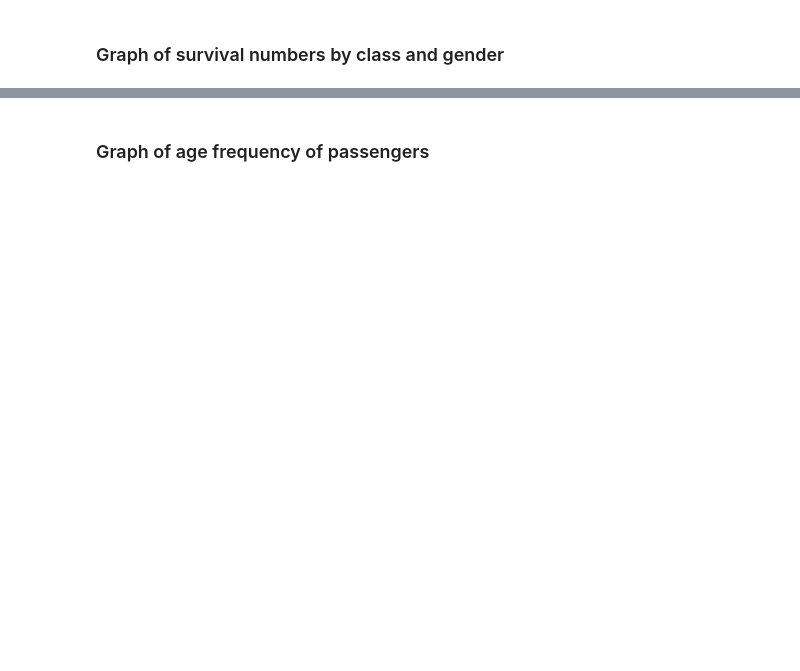
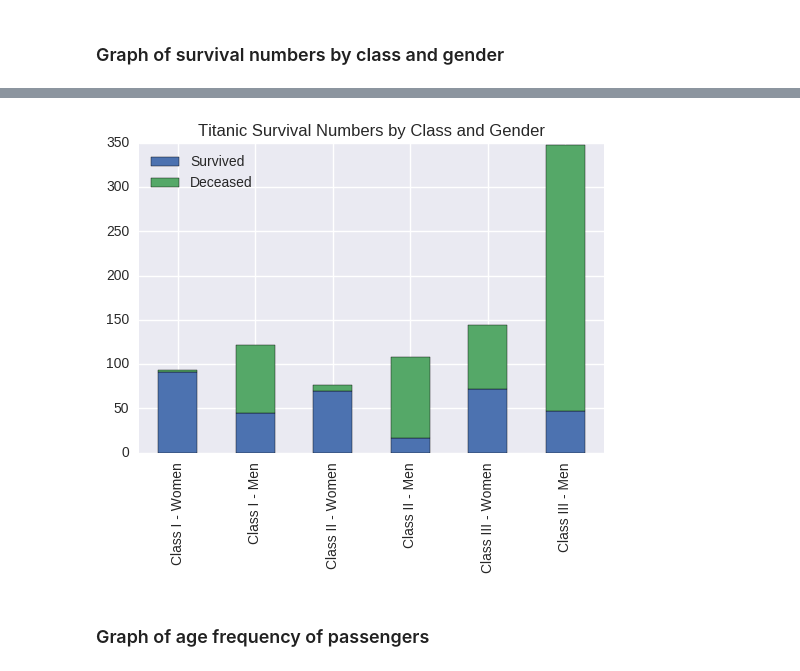
Before and after one commit to vvdanila/DAND-Titanic, a Jupyter notebook: DAND_Project_2_Victor_Danila.ipynb, the cells around one changed output, grey strips where cells are left out. Drawn from its saved outputs; the diff is of its cells as text; code cells hidden in the pictures; blank space fills up the shorter version.

```diff
--- a/DAND_Project_2_Victor_Danila.ipynb
+++ b/DAND_Project_2_Victor_Danila.ipynb
@@ -164,11 +178,18 @@ plotClassGenderRatio = plot1_data.plot(kind='bar', stacked=True, title='Titanic
 # %% [markdown]
 ### Graph of survival numbers by class and gender
 # %%
-plot1_1_data_df = titanic_df.groupby(['Pclass', 'Sex',], as_index=False )['Count', 'Survived'].sum()
-plot1_1_data_df['Deceased'] = plot1_1_data_df['Count'] - plot1_1_data_df['Survived']
+# Create table for plot.
+plot1_1_data_df = titanic_df.groupby(['Pclass', 'Sex',], as_index=False ) \
+                                    ['Count', 'Survived'].sum()
+# Create new column and assign values.
+plot1_1_data_df['Deceased'] = plot1_1_data_df['Count'] - \
+                              plot1_1_data_df['Survived']
+# Delete unnecessary columns.
 plot1_1_data_df.drop('Pclass', axis=1, inplace=True)
 plot1_1_data_df.drop('Sex', axis=1, inplace=True)
 plot1_1_data_df.drop('Count', axis=1, inplace=True)
-plot1_1_data_df.index = ['Class I - Women', 'Class I - Men', 'Class II - Women', 'Class II - Men', 'Class III - Women',
-                    'Class III - Men']
+# Create new index.
+plot1_1_data_df.index = ['Class I - Women', 'Class I - Men',
+                         'Class II - Women', 'Class II - Men',
+                         'Class III - Women', 'Class III - Men']
 plot1_1_data_df
@@ -175,6 +204,11 @@ plot1_1_data_df
 # %%
-plotClassGenderAbs = plot1_1_data_df.plot(kind='bar', stacked=True, title='Titanic Survival Numbers by Class and Gender',
-                       legend=True,)
+# Plot the Class Gender Absolute values data.
+plotClassGenderAbs = plot1_1_data_df.plot(
+                        kind='bar', stacked=True,
+                        title='Titanic Survival Numbers by Class and Gender',
+                        legend=True)
+# %% [output]
+[figure, added]
 # %% [markdown]
 ### Graph  of age frequency of passengers
 # %%
```
Also changed, not shown: parts of 21 cells of this notebook.
